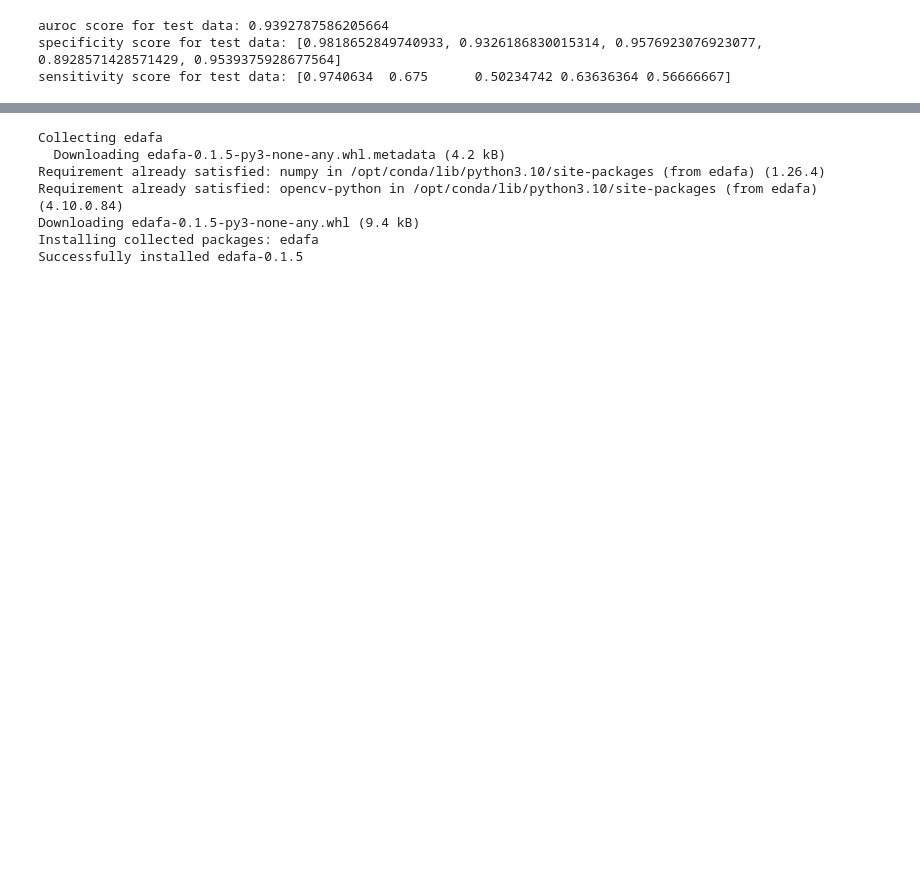
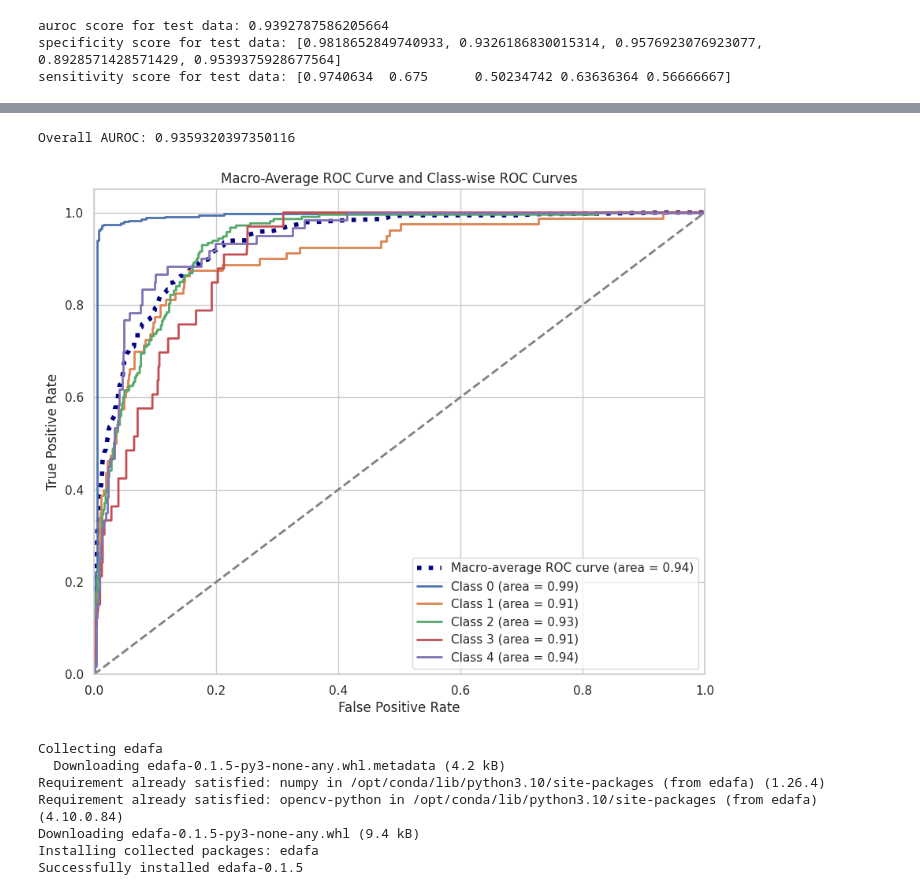
Before and after one commit to SunilkumarAdapa/Diabetic-Retinopathy, a Jupyter notebook: shap-efficient-bo-multi-class.ipynb, the cells around one changed output, grey strips where cells are left out. Cells and saved outputs as stored; diff of their text form; code cells hidden in the pictures; blank space fills up the shorter version.

```diff
--- a/shap-efficient-bo-multi-class.ipynb
+++ b/shap-efficient-bo-multi-class.ipynb
@@ -1111,3 +1142,76 @@ ensemble accuracy : 0.6930422919508867
+# %%
+import numpy as np
+import matplotlib.pyplot as plt
+from sklearn.metrics import roc_curve, auc, roc_auc_score
+from sklearn.preprocessing import label_binarize
+
+# Assuming you have the following variables from your ensemble model
+# `ensemble_model`: Probability predictions from the ensemble model
+# `true_labels`: True class labels
+num_classes = 5  # Number of classes in your classification problem
+
+# One-hot encode the true labels
+true_labels_one_hot = label_binarize(true_labels, classes=[0, 1, 2, 3, 4])
+
+# --- Overall AUROC ---
+# Calculate the macro-average AUROC score
+overall_auroc = roc_auc_score(true_labels_one_hot, ensemble_model, average='macro', multi_class='ovr')
+print(f"Overall AUROC: {overall_auroc}")
+
+# --- Macro-average ROC Curve ---
+# Compute ROC curve and ROC area for each class
+fpr = dict()
+tpr = dict()
+roc_auc = dict()
+
+for i in range(num_classes):
+    fpr[i], tpr[i], _ = roc_curve(true_labels_one_hot[:, i], ensemble_model[:, i])
+    roc_auc[i] = auc(fpr[i], tpr[i])
+
+# Compute micro-average ROC curve and ROC area
+fpr["micro"], tpr["micro"], _ = roc_curve(true_labels_one_hot.ravel(), ensemble_model.ravel())
+roc_auc["micro"] = auc(fpr["micro"], tpr["micro"])
+
+# Compute macro-average ROC curve and ROC area
+# Aggregate all false positive rates
+all_fpr = np.unique(np.concatenate([fpr[i] for i in range(num_classes)]))
+
+# Interpolate all ROC curves at these points
+mean_tpr = np.zeros_like(all_fpr)
+for i in range(num_classes):
+    mean_tpr += np.interp(all_fpr, fpr[i], tpr[i])
+
+# Average it and compute the AUC
+mean_tpr /= num_classes
+
+fpr["macro"] = all_fpr
+tpr["macro"] = mean_tpr
+roc_auc["macro"] = auc(fpr["macro"], tpr["macro"])
+
+# Plot the macro-average ROC curve
+plt.figure(figsize=(10, 8))
+plt.plot(fpr["macro"], tpr["macro"],
+         label=f"Macro-average ROC curve (area = {roc_auc['macro']:.2f})",
+         color="navy", linestyle=":", linewidth=4)
+
+# Plot ROC curve for random guessing
+plt.plot([0, 1], [0, 1], color="gray", lw=2, linestyle="--")
+
+# Plot individual class ROC curves (optional)
+for i in range(num_classes):
+    plt.plot(fpr[i], tpr[i], lw=2, label=f"Class {i} (area = {roc_auc[i]:.2f})")
+
+# Plot settings
+plt.xlim([0.0, 1.0])
+plt.ylim([0.0, 1.05])
+plt.xlabel("False Positive Rate")
+plt.ylabel("True Positive Rate")
+plt.title("Macro-Average ROC Curve and Class-wise ROC Curves")
+plt.legend(loc="lower right")
+plt.show()
+# %% [output]
+Overall AUROC: 0.9359320397350116
+[figure, added]
 # %%
 !pip install edafa
 # %% [output]
```
Also changed, not shown: parts of 19 cells of this notebook.
